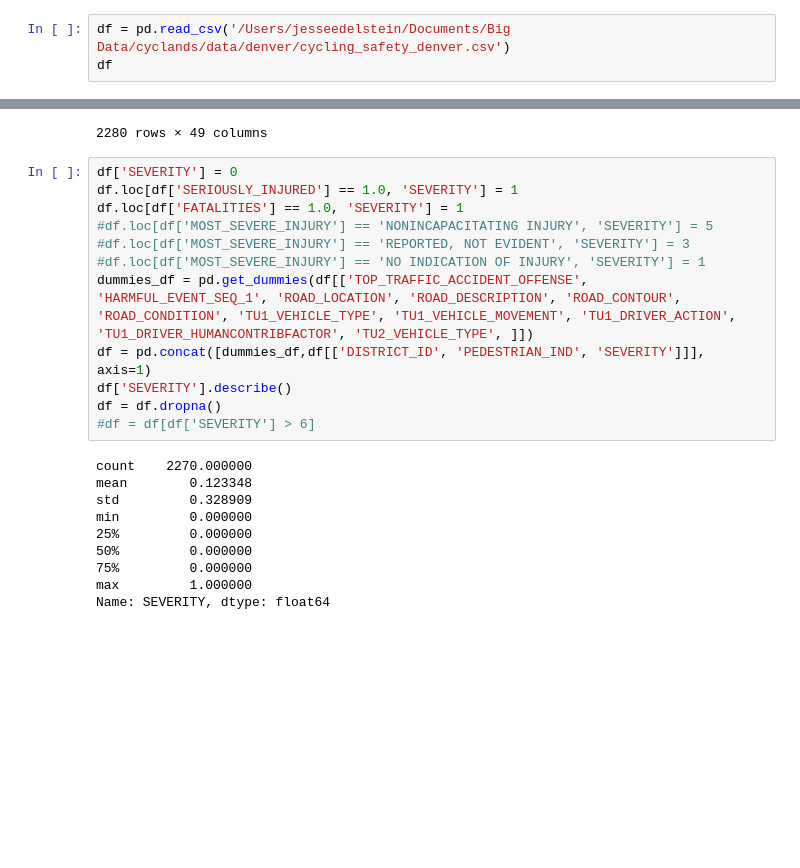
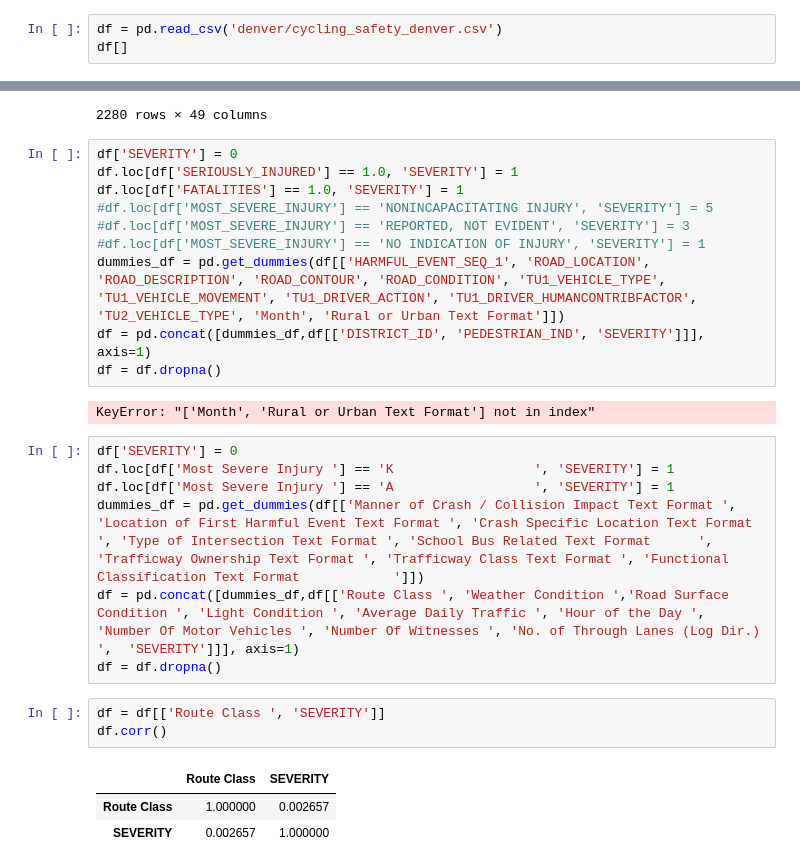
Before and after one commit to JEdelstein25/big-data-final-cyclands, a Jupyter notebook: data/creation.ipynb, the cells around one changed output, grey strips where cells are left out. Saved outputs shown, nothing was run; the diff lists cells and outputs as text; blank space fills up the shorter version.

Commit message:
denver, conn

```diff
--- a/data/creation.ipynb
+++ b/data/creation.ipynb
@@ -1,8 +1,8 @@
 # %%
 import pandas as pd
 # %%
-df = pd.read_csv('/Users/jesseedelstein/Documents/Big Data/cyclands/data/denver/cycling_safety_denver.csv')
-df
+df = pd.read_csv('denver/cycling_safety_denver.csv')
+df[]
 # %% [output]
 |  | Unnamed: 0 | OBJECTID_1 | INCIDENT_ID | OFFENSE_ID | OFFENSE_CODE | OFFENSE_CODE_EXTENSION | ... |
 | 0 | 228 | 229 | 2.019839e+07 | 2019838854410 | 5441 | 0 | ... |
@@ -24,18 +24,22 @@ df.loc[df['FATALITIES'] == 1.0, 'SEVERITY'] = 1
 #df.loc[df['MOST_SEVERE_INJURY'] == 'NONINCAPACITATING INJURY', 'SEVERITY'] = 5
 #df.loc[df['MOST_SEVERE_INJURY'] == 'REPORTED, NOT EVIDENT', 'SEVERITY'] = 3
 #df.loc[df['MOST_SEVERE_INJURY'] == 'NO INDICATION OF INJURY', 'SEVERITY'] = 1
-dummies_df = pd.get_dummies(df[['TOP_TRAFFIC_ACCIDENT_OFFENSE', 'HARMFUL_EVENT_SEQ_1', 'ROAD_LOCATION', 'ROAD_DESCRIPTION', 'ROAD_CONTOUR', 'ROAD_CONDITION', 'TU1_VEHICLE_TYPE', 'TU1_VEHICLE_MOVEMENT', 'TU1_DRIVER_ACTION', 'TU1_DRIVER_HUMANCONTRIBFACTOR', 'TU2_VEHICLE_TYPE', ]])
+dummies_df = pd.get_dummies(df[['HARMFUL_EVENT_SEQ_1', 'ROAD_LOCATION', 'ROAD_DESCRIPTION', 'ROAD_CONTOUR', 'ROAD_CONDITION', 'TU1_VEHICLE_TYPE', 'TU1_VEHICLE_MOVEMENT', 'TU1_DRIVER_ACTION', 'TU1_DRIVER_HUMANCONTRIBFACTOR', 'TU2_VEHICLE_TYPE', 'Month', 'Rural or Urban Text Format']])
 df = pd.concat([dummies_df,df[['DISTRICT_ID', 'PEDESTRIAN_IND', 'SEVERITY']]], axis=1)
-df['SEVERITY'].describe()
 df = df.dropna()
-#df = df[df['SEVERITY'] > 6]
 # %% [output]
-count    2270.000000
-mean        0.123348
-std         0.328909
-min         0.000000
-25%         0.000000
-50%         0.000000
-75%         0.000000
-max         1.000000
-Name: SEVERITY, dtype: float64
+KeyError: "['Month', 'Rural or Urban Text Format'] not in index"
+# %%
+df['SEVERITY'] = 0
+df.loc[df['Most Severe Injury '] == 'K                  ', 'SEVERITY'] = 1
+df.loc[df['Most Severe Injury '] == 'A                  ', 'SEVERITY'] = 1
+dummies_df = pd.get_dummies(df[['Manner of Crash / Collision Impact Text Format ', 'Location of First Harmful Event Text Format ', 'Crash Specific Location Text Format                                                          ', 'Type of Intersection Text Format ', 'School Bus Related Text Format      ', 'Trafficway Ownership Text Format ', 'Trafficway Class Text Format ', 'Functional Classification Text Format            ']])
+df = pd.concat([dummies_df,df[['Route Class ', 'Weather Condition ','Road Surface Condition ', 'Light Condition ', 'Average Daily Traffic ', 'Hour of the Day ', 'Number Of Motor Vehicles ', 'Number Of Witnesses ', 'No. of Through Lanes (Log Dir.) ',  'SEVERITY']]], axis=1)
+df = df.dropna()
+# %%
+df = df[['Route Class ', 'SEVERITY']]
+df.corr()
+# %% [output]
+|  | Route Class | SEVERITY |
+| Route Class | 1.000000 | 0.002657 |
+| SEVERITY | 0.002657 | 1.000000 |
```
Also changed, not shown: 4 other files.
